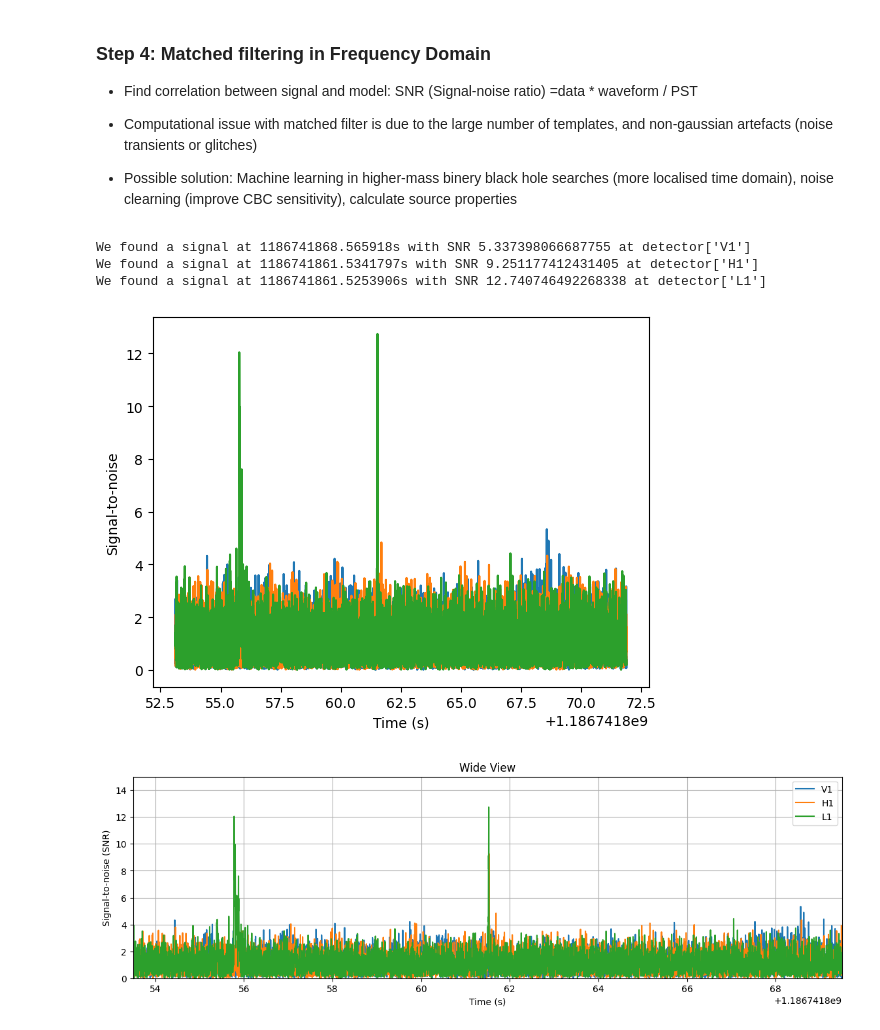
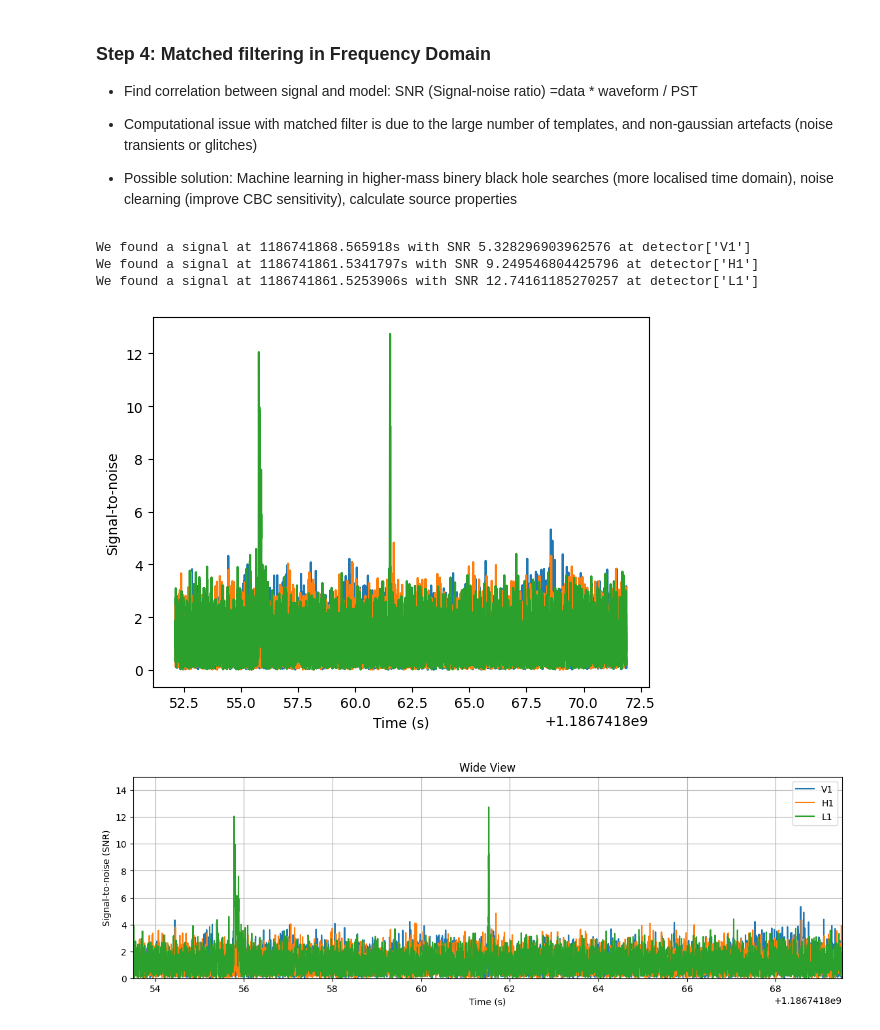
Before and after one commit to Heiley-W/Gravitational-Wave-Open-Data-Workshop, a Jupyter notebook: summary/GW3_Generate_Waveform_and_Matched_Filtering.ipynb, the cells around one changed output. Cells and saved outputs as stored; diff of their text form; code cells hidden in the pictures.

Commit message:
Resolve errors in aligning signals

```diff
--- a/summary/GW3_Generate_Waveform_and_Matched_Filtering.ipynb
+++ b/summary/GW3_Generate_Waveform_and_Matched_Filtering.ipynb
@@ -216,7 +198,7 @@ for ifo in ifos:
     strain = merger.strain(ifo)
 
     # Remove the low frequency content and downsample the data to 2048Hz
-    strain = highpass(strain, 15)
+    strain = highpass(strain, 20)
     strain = resample_to_delta_t(strain, 1.0/2048)
     # Remove 2 seconds of data from both the beginning and end
     conditioned[ifo] = strain.crop(2, 2)
@@ -248,7 +231,7 @@ psd = {}
 for ifo in ifos:
     # Read in and precondition the data
     ts = merger.strain(ifo).highpass_fir(15, 512)
-    data[ifo] = resample_to_delta_t(ts, 1.0/2048).crop(2, 2)
+    data[ifo] = resample_to_delta_t(ts, 1/2048).crop(2, 2)
 
     # We use 2 second samples of our time series in Welch method.
     p = data[ifo].psd(2)
@@ -258,12 +241,13 @@ for ifo in ifos:
     p = interpolate(p, data[ifo].delta_f)
 
     # 1/PSD will now act as a filter with an effective length of 4 seconds
-    # Since the data has been highpassed above 15 Hz, and will have low values
+    # Since the data has been highpassed above 20 Hz, and will have low values
     # below this we need to inform the function to not include frequencies
     # below this frequency.
-    p = inverse_spectrum_truncation(p, int(2 * data[ifo].sample_rate), low_frequency_cutoff=15.0)
+    p = inverse_spectrum_truncation(p, int(2 * data[ifo].sample_rate), low_frequency_cutoff=20)
     p = interpolate(p, data[ifo].delta_f)
     psd[ifo] = p
+    psd[ifo] = interpolate(psd[ifo], conditioned[ifo].delta_f)
 
     pylab.plot(psd[ifo].sample_frequencies, psd[ifo], label=ifo)
 
@@ -292,7 +276,7 @@ cmass *= (1 + merger.median1d("redshift")) # apply redshift to get to the detect
 # Generates time domain waveform
 hp_td, hc_td = get_td_waveform(approximant="IMRPhenomD",
                          mass1=cmass, mass2=cmass,
-                         f_lower=20.0, delta_f=data[ifo].delta_f, delta_t=data[ifo].delta_t,label=ifo)
+                         f_lower=20.0, delta_t=1/2048,label=ifo)
 
 # This is a frequency domain waveform generator. It has a very similar syntax to the time domain
 # waveform function used in prior tutorials. This function returns both a plus and a cross
@@ -300,7 +284,7 @@ hp_td, hc_td = get_td_waveform(approximant="IMRPhenomD",
 # as these are only different by a phase offset in this specific case.
 hp_fd, hc_fd = get_fd_waveform(approximant="IMRPhenomD",
                          mass1=cmass, mass2=cmass,
-                         f_lower=20.0, delta_f=data[ifo].delta_f,label=ifo)
+                         f_lower=20, delta_f=data[ifo].delta_f,label=ifo)
 
 # Resize the vector to match our data
 hp_td.resize(len(conditioned[ifo]))
@@ -320,6 +304,8 @@ for ifo in ifos:
   pylab.show()
 
   template[ifo] = hp_td.cyclic_time_shift(hp_td.start_time)
+  template[ifo] = template[ifo].resample(1/2048)
+
   pylab.plot(template[ifo].sample_times, template[ifo])
   pylab.title('After shifting for detector {}'.format([ifo]))
   pylab.show()
@@ -346,38 +332,40 @@ time = {}
 snrp = {}
 
 for ifo in ifos:
+    psd[ifo] = interpolate(psd[ifo], data[ifo].delta_f)
+
     snr[ifo] = matched_filter(hp_fd, data[ifo], psd=psd[ifo], low_frequency_cutoff=20)
     # Remove time corrupted by the template filter and the psd filter
     # We remove 5 seconds at the beginning and end for the PSD filtering
     # And we remove 4 additional seconds at the beginning to account for
     # the template length (this is somewhat generous for
     # so short a template). A longer signal such as from a BNS, would
     # require much more padding at the beginning of the vector.
-    snr[ifo] = snr[ifo].crop(5, 4)
+    snr[ifo] = snr[ifo].crop(4, 4)
 
     # Why are we taking an abs() here?
     # The `matched_filter` function actually returns a 'complex' SNR.
     # What that means is that the real portion corresponds to the SNR
     # associated with directly filtering the template with the data.
     # The imaginary portion corresponds to filtering with a template that
     # is 90 degrees out of phase. Since the phase of a signal may be
     # anything, we choose to maximize over the phase of the signal.
     pylab.plot(snr[ifo].sample_times, abs(snr[ifo]))
 
     peak = abs(snr[ifo]).numpy().argmax()
     snrp[ifo] = snr[ifo][peak]
     time[ifo] = snr[ifo].sample_times[peak]
 
     print("We found a signal at {}s with SNR {} at detector{}".format(time[ifo], abs(snrp[ifo]), [ifo]))
 
 pylab.ylabel('Signal-to-noise')
 pylab.xlabel('Time (s)')
 pylab.show()
 # %% [output]
-We found a signal at 1186741868.565918s with SNR 5.337398066687755 at detector['V1']
-We found a signal at 1186741861.5341797s with SNR 9.251177412431405 at detector['H1']
-We found a signal at 1186741861.5253906s with SNR 12.740746492268338 at detector['L1']
+We found a signal at 1186741868.565918s with SNR 5.328296903962576 at detector['V1']
+We found a signal at 1186741861.5341797s with SNR 9.249546804425796 at detector['H1']
+We found a signal at 1186741861.5253906s with SNR 12.74161185270257 at detector['L1']
-[figure, old version]
+[figure, new version]
 # %%
 # Show a couple sizes
 for w, title in [(8, 'Wide View'), (.15, 'Close to GW170814')]:
```
Also changed, not shown: parts of 10 cells of this notebook.
